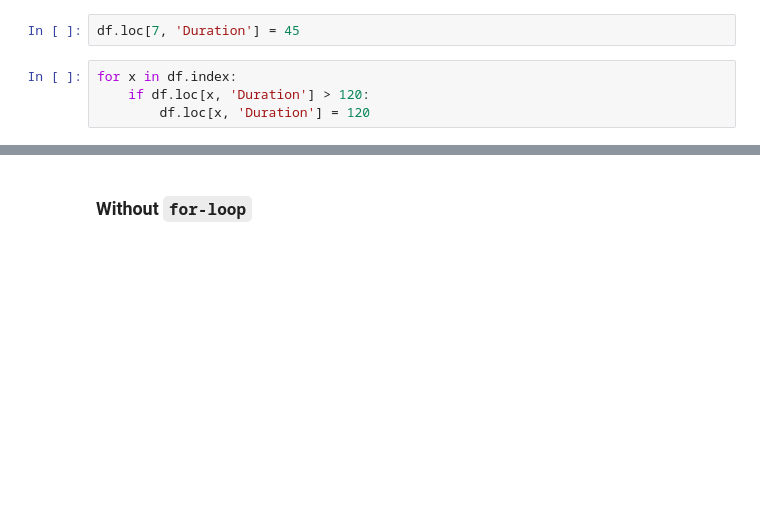
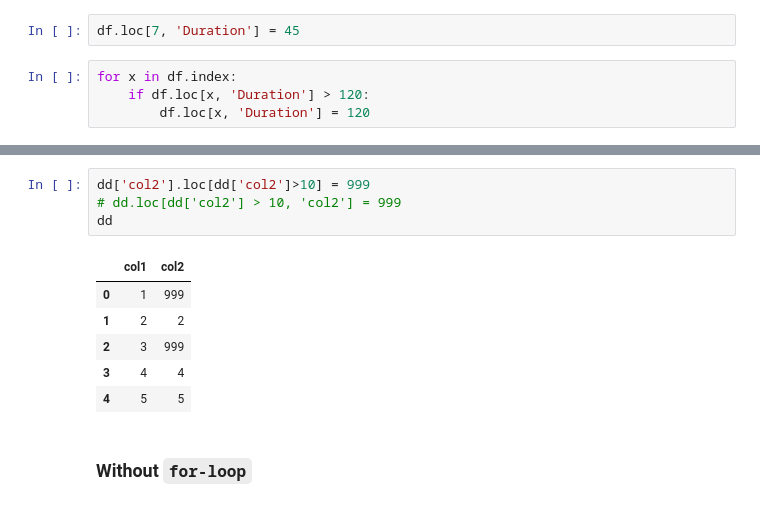
Before and after one commit to M-Ghodrat/CS-Tutorial, a Jupyter notebook: Extra/Pandas.ipynb, the cells around one changed output, grey strips where cells are left out. Drawn from its saved outputs; the diff is of its cells as text; blank space fills up the shorter version.

```diff
--- a/Extra/Pandas.ipynb
+++ b/Extra/Pandas.ipynb
@@ -1256,3 +1270,14 @@ for x in df.index:
+# %%
+dd['col2'].loc[dd['col2']>10] = 999
+# dd.loc[dd['col2'] > 10, 'col2'] = 999
+dd
+# %% [output]
+|  | col1 | col2 |
+| 0 | 1 | 999 |
+| 1 | 2 | 2 |
+| 2 | 3 | 999 |
+| 3 | 4 | 4 |
+| 4 | 5 | 5 |
 # %% [markdown]
 ### Without `for-loop`
 # %%
```
Also changed, not shown: parts of 3 cells of this notebook.
